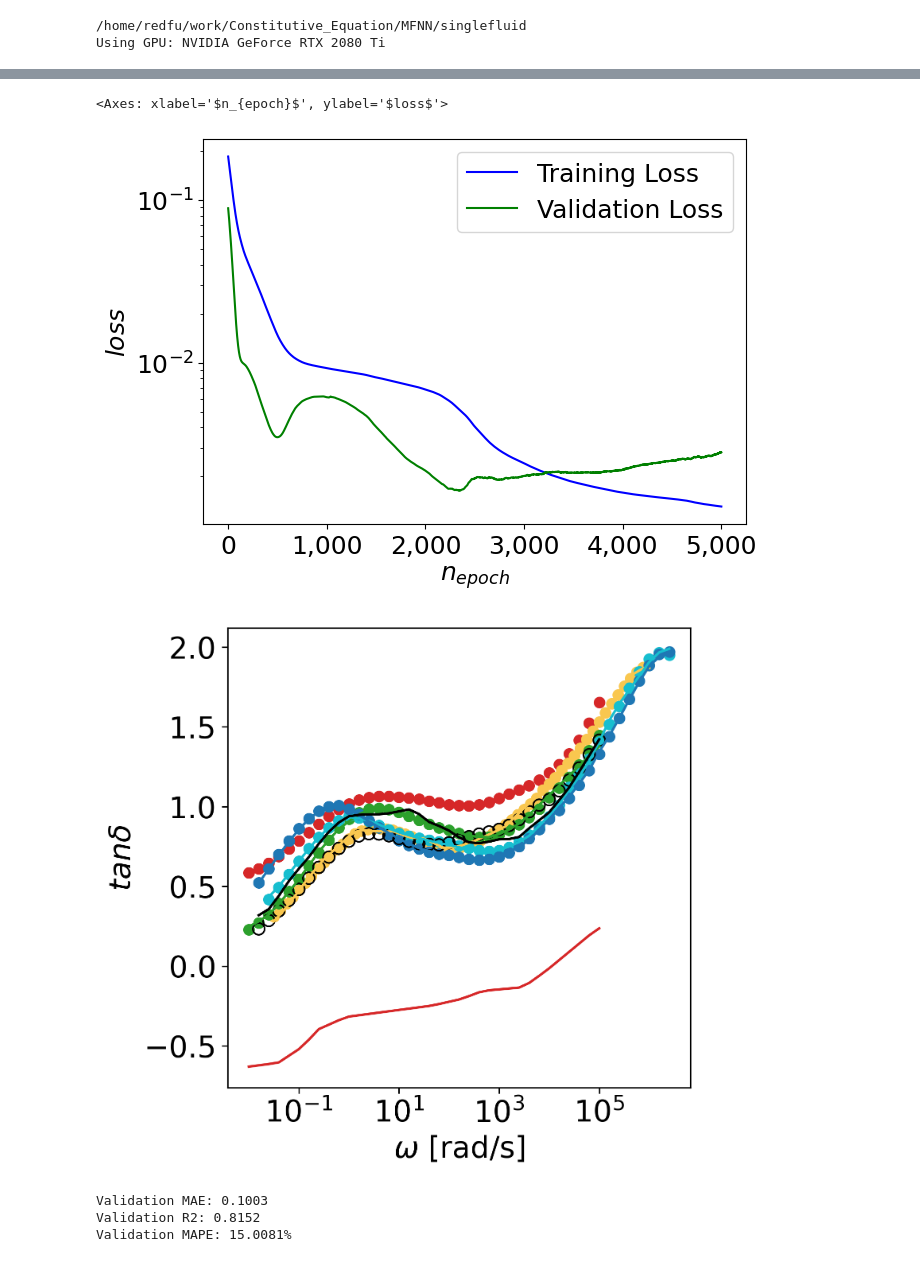
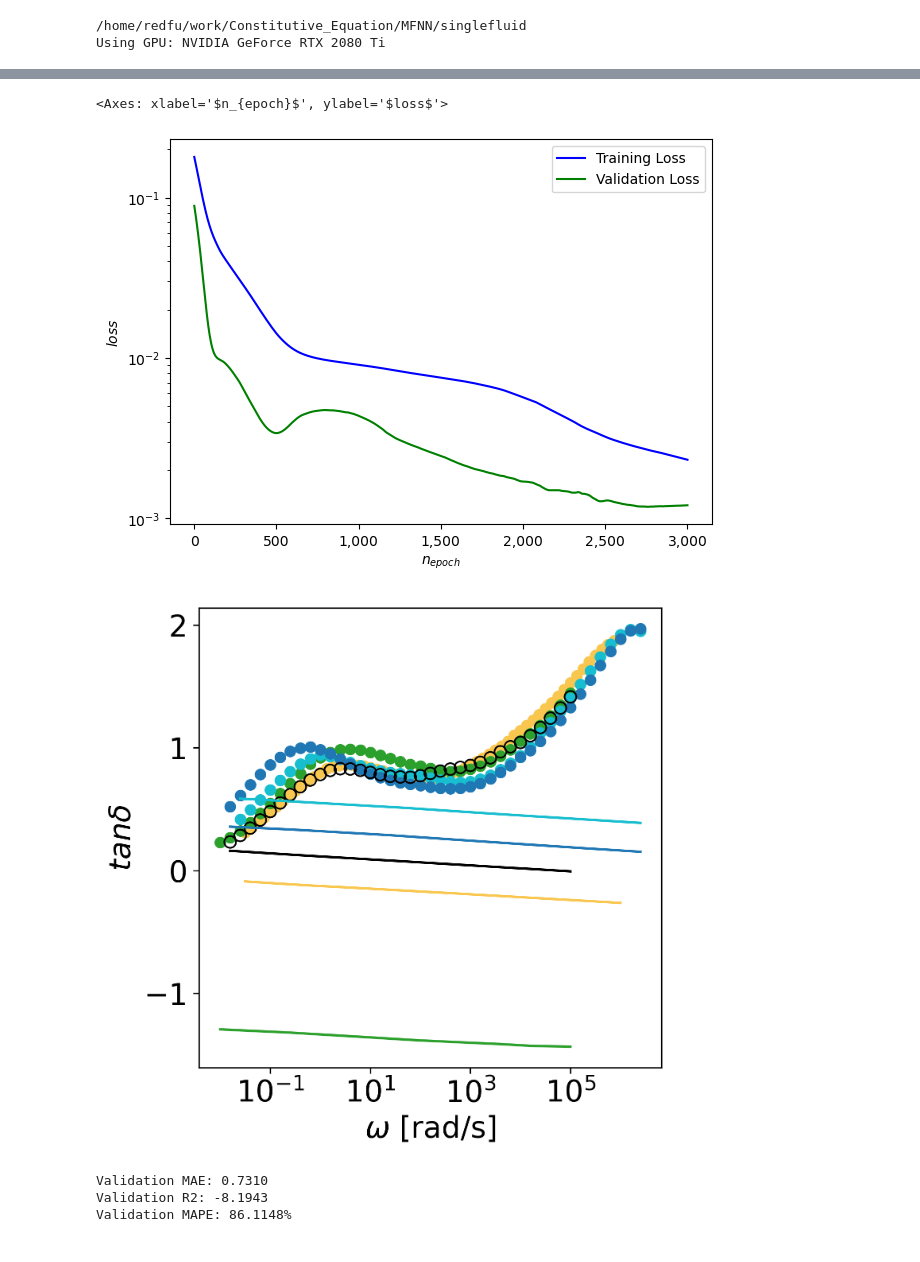
Before and after one commit to xiaolihuamao/Constitutive_Equation, a Jupyter notebook: MFNN/singlefluid/MFNN_com_PFGs.ipynb, the cells around one changed output, grey strips where cells are left out. Saved outputs shown, nothing was run; the diff lists cells and outputs as text; code cells hidden in the pictures.

```diff
--- a/MFNN/singlefluid/MFNN_com_PFGs.ipynb
+++ b/MFNN/singlefluid/MFNN_com_PFGs.ipynb
@@ -60,7 +60,7 @@ for sheet_name, df in df_HF.items():
     # 根据 sheet_name 划分数据集
     if sheet_name == 'b2':
         valid_set = df  # sheet_name='b1' 的视为验证集
-    elif sheet_name!='b1':
+    if sheet_name!='b1':
         train_set = pd.concat([train_set, df], ignore_index=True)  # 其他 sheet 拼接为训练集
 
 # 提取目标变量
@@ -344,7 +344,7 @@ optimizer = optim.Adam(
 scheduler = ReduceLROnPlateau(optimizer, mode='min', factor=0.9, patience=10, verbose=True)
 # 定义训练模式
 mode = 'PyTorch_optimizer'
-N = int(5000) + 1  # 训练迭代次数
+N = int(3000) + 1  # 训练迭代次数
 
 try:
     runtime
@@ -383,7 +382,7 @@ Runtime: 1.453 minutes
 solver.plot_loss_history()
 # %% [output]
 <Axes: xlabel='$n_{epoch}$', ylabel='$loss$'>
-[figure, old version]
+[figure, new version]
 # %%
 # 设置绘图样式
 plt.rc('font', size=18)
@@ -403,7 +402,7 @@ fig, ax = plt.subplots(figsize=(5, 5), dpi=300)
 
 # 对训练集进行预测并绘制
 for i, sheet_name in enumerate(df_HF.keys()):
-    if sheet_name == 'b2' or sheet_name=='s':
+    if sheet_name == 'b2' or sheet_name=='s' or sheet_name=='b1':
         continue  # 跳过验证集
 
     # 提取当前 sheet 的数据
@@ -429,35 +428,35 @@ for i, sheet_name in enumerate(df_HF.keys()):
     ax.scatter(10**X_train[:, 0], y1_train, color=colors[i], label=f'Train {sheet_name}')
 # 对验证集进行预测并绘制
 y_MF_valid = model_HF_nl(X_data_valid)+model_HF_l(X_data_valid)
 y_MF_valid_denorm = y_scaler.inverse_transform(y_MF_valid.detach().cpu().numpy())
 
 # 绘制验证集的拟合曲线
 ax.plot(10**X_valid[:, 0], y_MF_valid_denorm, color='black', label='Validation Fit')
 
 # 绘制验证集的真实值（空心圆）
 y1_valid_denorm = y_scaler.inverse_transform(y_data_valid.cpu().numpy())
 ax.scatter(10**X_valid[:, 0], y1_valid_denorm, color='black', marker='o', facecolors='none', s=50, label='Validation Data')
 
 # 设置图表属性
 ax.set_xscale('log')
 ax.set_ylabel('$tan\delta$')
 ax.set_xlabel('$\omega$ $\mathrm{[rad/s]}$')
 plt.show()
 
 
 
 # 计算验证集的 MAE、R2 和 MAPE
 mae_valid = mean_absolute_error(y1_valid_denorm, y_MF_valid_denorm)
 r2_valid = r2_score(y1_valid_denorm, y_MF_valid_denorm)
 mape_valid = np.mean(np.abs((y1_valid_denorm - y_MF_valid_denorm) / y1_valid_denorm)) * 100
 
 # 打印验证集的指标
 print(f"Validation MAE: {mae_valid:.4f}")
 print(f"Validation R2: {r2_valid:.4f}")
 print(f"Validation MAPE: {mape_valid:.4f}%")
 # %% [output]
-[figure, old version]
+[figure, new version]
-Validation MAE: 0.1003
-Validation R2: 0.8152
-Validation MAPE: 15.0081%
+Validation MAE: 0.7310
+Validation R2: -8.1943
+Validation MAPE: 86.1148%
 # %%
```
Also changed, not shown: parts of 7 cells of this notebook, 24 other files.
